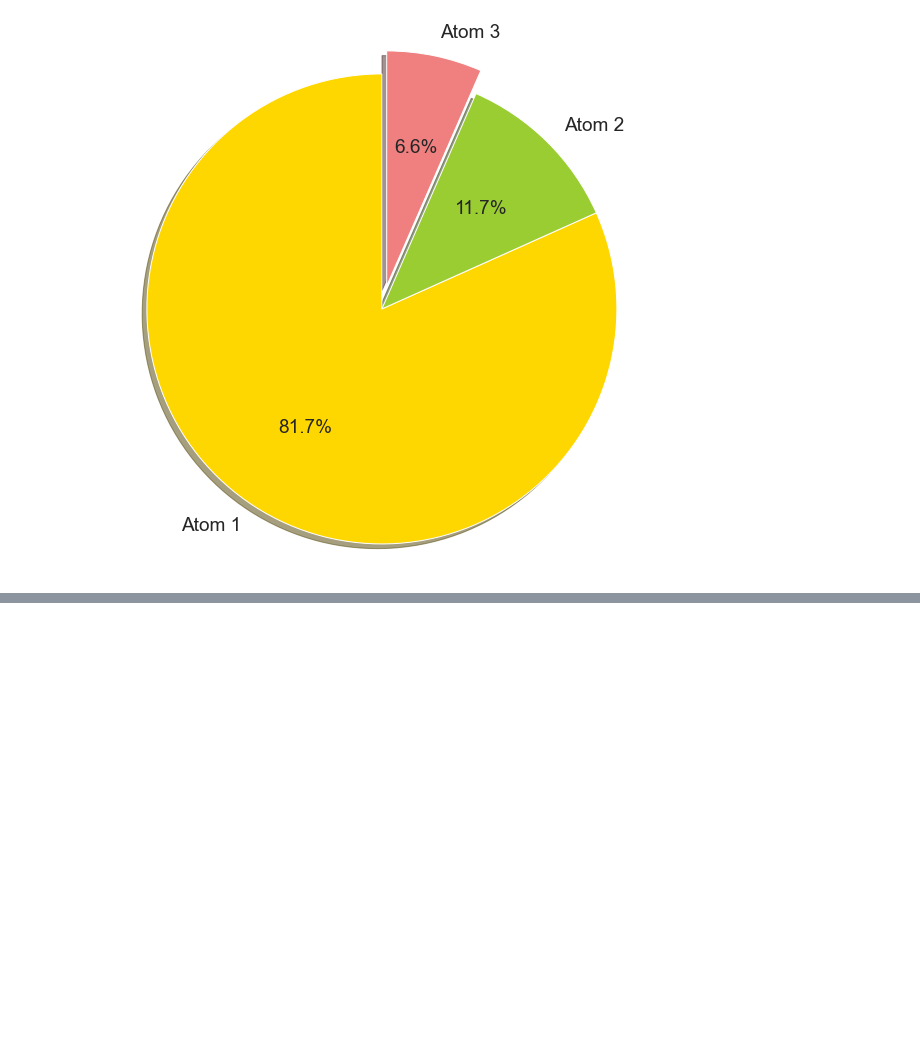
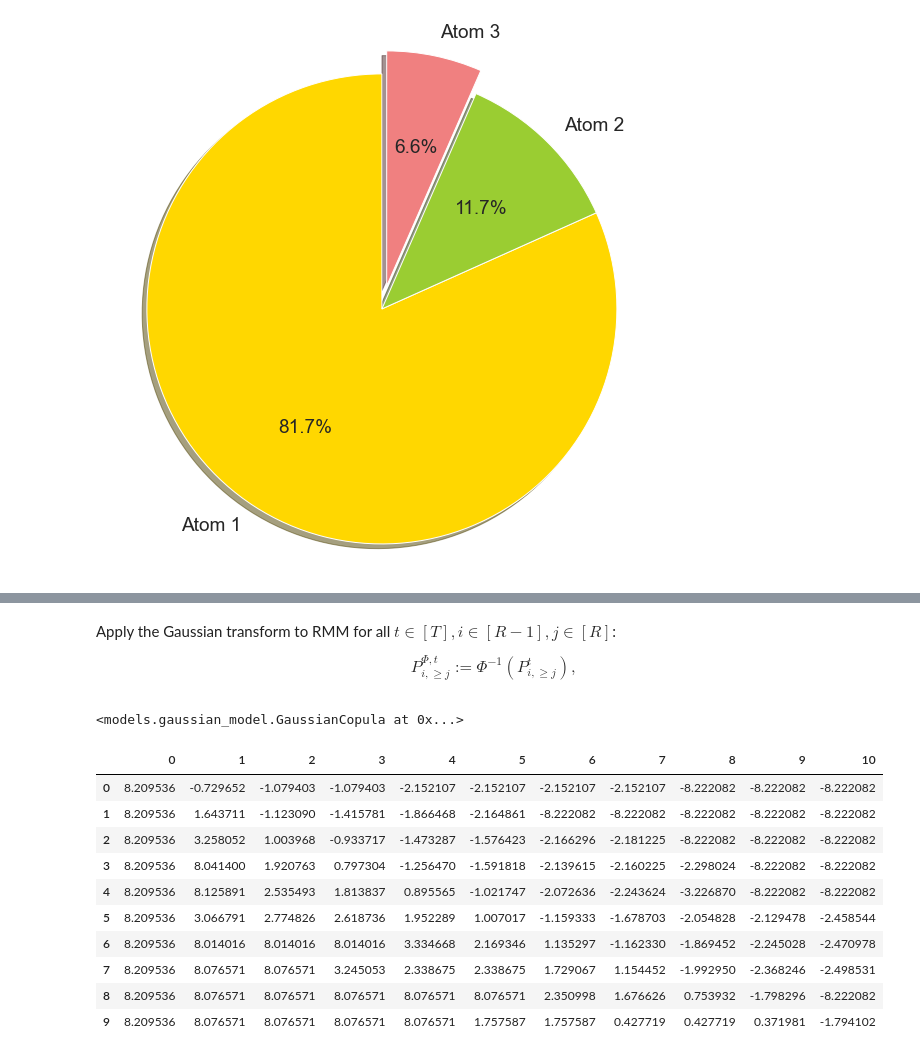
Before and after one commit to michael-allouche/dictionary-learning-RMM, a Jupyter notebook: DL-RMM.ipynb, the cells around one changed output, grey strips where cells are left out. Cells and saved outputs as stored; diff of their text form; code cells hidden in the pictures; blank space fills up the shorter version.

```diff
--- a/DL-RMM.ipynb
+++ b/DL-RMM.ipynb
@@ -334,0 +376,27 @@ _=plt.axis('equal')
+# %% [markdown]
+Apply the Gaussian transform to RMM for all $t\in[T], i\in[R-1], j\in[R]$:
+	\begin{align*}
+		{P}^{\Phi, t}_{i, \geq j} :=\Phi^{-1} \left({P}^t_{i, \geq j} \right),
+	\end{align*}
+# %%
+gc_model = GaussianCopula()
+gc_model.fit(P_train)
+# %% [output]
+<models.gaussian_model.GaussianCopula at 0x...>
+# %%
+P_Phi = gc_model.P_Phi
+# %%
+# exemple of the first P_Phi column in matrix form
+pd.DataFrame(inv_vectorized(P_Phi[:, 0], nrow=10, ncol=11))
+# %% [output]
+|  | 0 | 1 | 2 | 3 | 4 | 5 | 6 | 7 | 8 | 9 | 10 |
+| 0 | 8.209536 | -0.729652 | -1.079403 | -1.079403 | -2.152107 | -2.152107 | -2.152107 | -2.152107 | -8.222082 | -8.222082 | -8.222082 |
+| 1 | 8.209536 | 1.643711 | -1.123090 | -1.415781 | -1.866468 | -2.164861 | -8.222082 | -8.222082 | -8.222082 | -8.222082 | -8.222082 |
+| 2 | 8.209536 | 3.258052 | 1.003968 | -0.933717 | -1.473287 | -1.576423 | -2.166296 | -2.181225 | -8.222082 | -8.222082 | -8.222082 |
+| 3 | 8.209536 | 8.041400 | 1.920763 | 0.797304 | -1.256470 | -1.591818 | -2.139615 | -2.160225 | -2.298024 | -8.222082 | -8.222082 |
+| 4 | 8.209536 | 8.125891 | 2.535493 | 1.813837 | 0.895565 | -1.021747 | -2.072636 | -2.243624 | -3.226870 | -8.222082 | -8.222082 |
+| 5 | 8.209536 | 3.066791 | 2.774826 | 2.618736 | 1.952289 | 1.007017 | -1.159333 | -1.678703 | -2.054828 | -2.129478 | -2.458544 |
+| 6 | 8.209536 | 8.014016 | 8.014016 | 8.014016 | 3.334668 | 2.169346 | 1.135297 | -1.162330 | -1.869452 | -2.245028 | -2.470978 |
+| 7 | 8.209536 | 8.076571 | 8.076571 | 3.245053 | 2.338675 | 2.338675 | 1.729067 | 1.154452 | -1.992950 | -2.368246 | -2.498531 |
+| 8 | 8.209536 | 8.076571 | 8.076571 | 8.076571 | 8.076571 | 8.076571 | 2.350998 | 1.676626 | 0.753932 | -1.798296 | -8.222082 |
+| 9 | 8.209536 | 8.076571 | 8.076571 | 8.076571 | 8.076571 | 1.757587 | 1.757587 | 0.427719 | 0.427719 | 0.371981 | -1.794102 |
```
Also changed, not shown: parts of 31 cells of this notebook, 2 other files.
